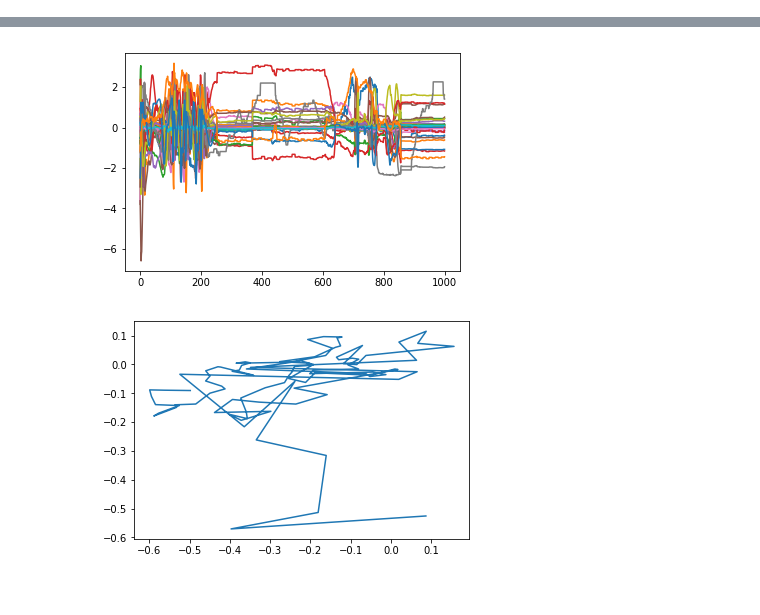
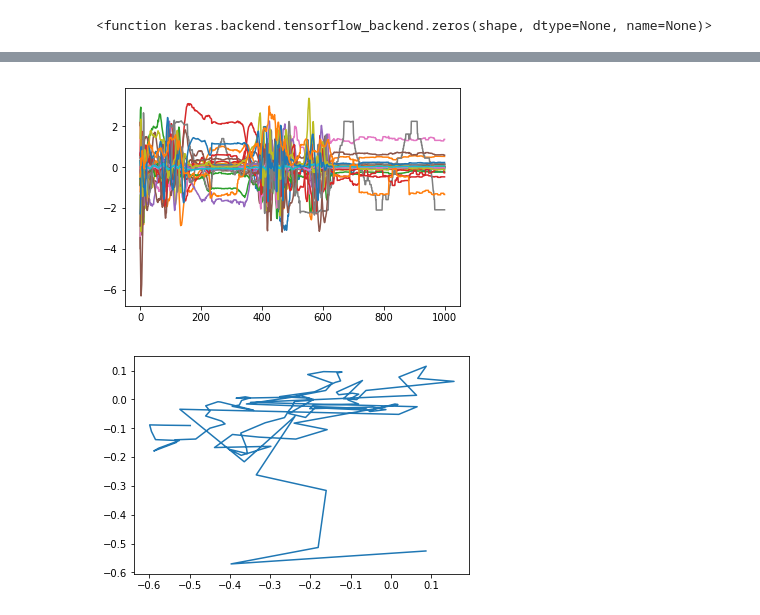
Before and after one commit to HastingsGreer/race, a Jupyter notebook: sequence-unet.ipynb, the cells around one changed output, grey strips where cells are left out. Drawn from its saved outputs; the diff is of its cells as text; code cells hidden in the pictures.

```diff
--- a/sequence-unet.ipynb
+++ b/sequence-unet.ipynb
@@ -134,0 +184,14 @@ network = sequence_unet()
+# %%
+class Game:
+    def __init__(self, name, use_vae, num_controls, num_obs_dims, experience_file, vae_file = None,
+                unet_length = 256):
+        self.name = name
+        self.use_vae = use_vae
+        self.num_controls = num_controls
+        self.num_obs_dims = num_obs_dims
+        self.experience_file = experience_file
+        self.vae_file = vae_file
+        self.fulldata_dim = num_controls + num_obs_dims + 1
+        self.unet_length = unet_length
+game = Game("CarRacing-v0", True, 3, 32, "more_runs.pickle", "vae_cnn_mnist.h5", 256)
+#game = Game("BipedalWalker-v2", False, 4, 24, "some_walks.pickle", None, 256)
@@ -135,3 +210,8 @@ network = sequence_unet()
 # %%
 import pickle
-some_runs = pickle.load(open("more_runs.pickle", "rb"))
+class Run:
+    def __init__(self):
+        self.obs_l = []
+        self.reward_l = []
+        self.action_l = []
+some_runs = pickle.load(open(game.experience_file, "rb"))
@@ -144,2 +221,6 @@ class Run:
+# %%
+K.zeros
+# %% [output]
+<function keras.backend.tensorflow_backend.zeros(shape, dtype=None, name=None)>
 # %%
 import vae
@@ -171,10 +253,10 @@ for im in decoded:
         break
 # %%
 import matplotlib.pyplot as plt
-plt.plot(some_runs[20].obs_l[0])
+plt.plot(some_runs[2000].obs_l[0])
 plt.show()
 # %% [output]
-[figure, old version]
+[figure, new version]
 # %%
 obs_l = some_runs[41].obs_l[0]
 plt.plot(obs_l[:100, 0], obs_l[:100, 10])
```
Also changed, not shown: parts of 39 cells of this notebook, 7 other files.
